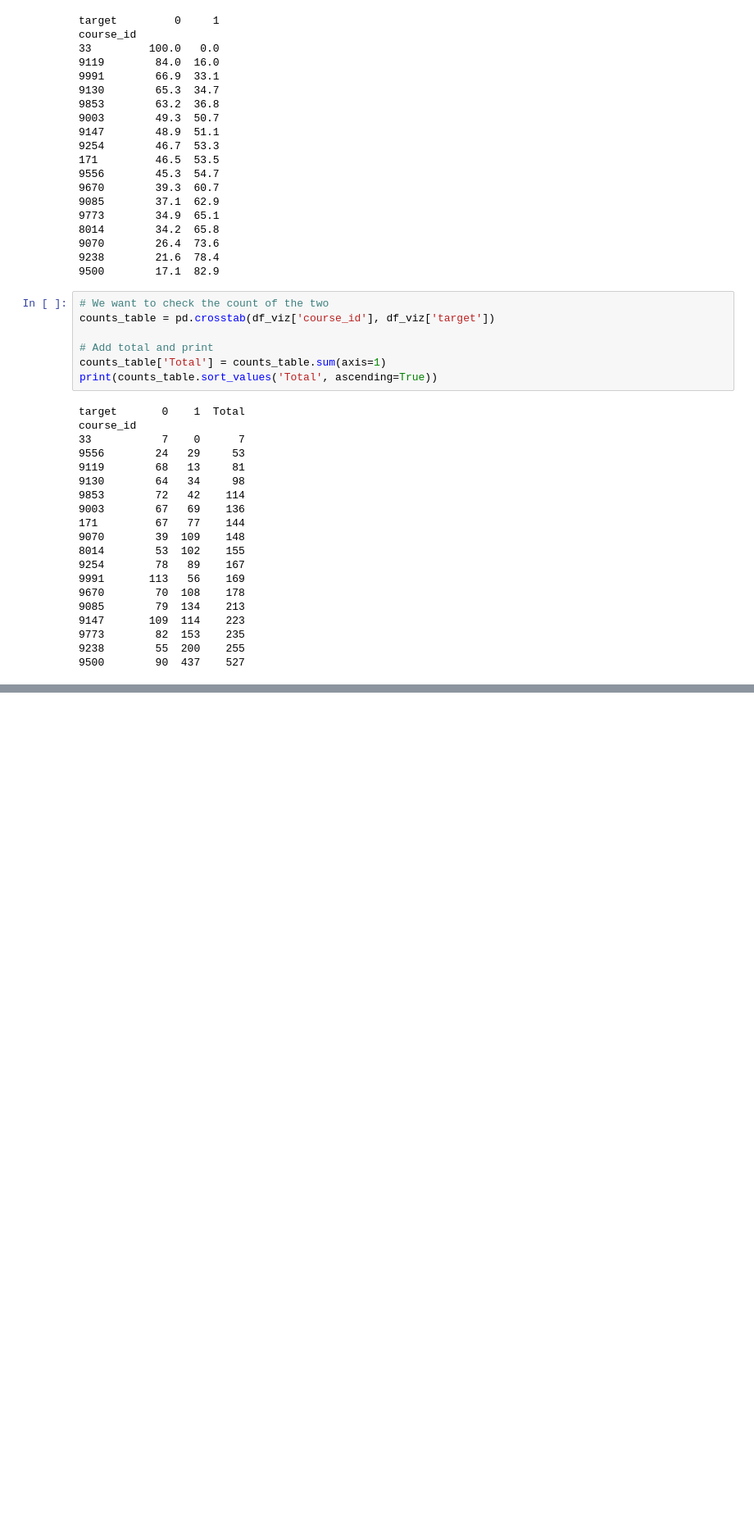
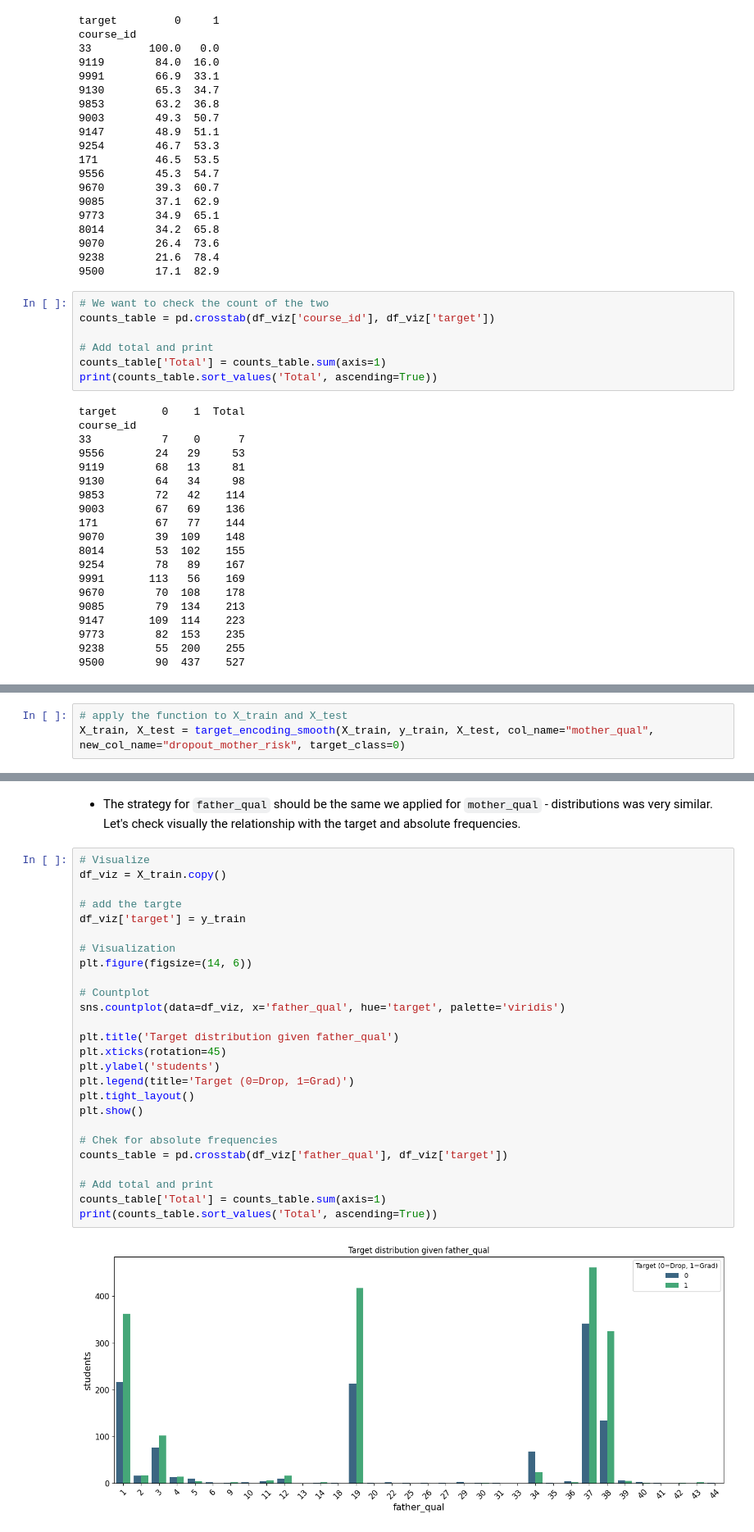
Before and after one commit to MatteoCorsi-git/Master-Data-Science-Statistical-Learning---UNIFI-IMT-Lucca---2024-25, a Jupyter notebook: hands_on_lab (Python)/bozza_hands_on_python_ML_project.ipynb, the cells around one changed output, grey strips where cells are left out. Shown at 82% size. Cells and saved outputs as stored; diff of their text form; blank space fills up the shorter version.

```diff
--- a/hands_on_lab (Python)/bozza_hands_on_python_ML_project.ipynb
+++ b/hands_on_lab (Python)/bozza_hands_on_python_ML_project.ipynb
@@ -766,0 +1024,3 @@ Something we need to care for is the course with id = 33: here we have poor obse
+# %%
+# apply the function to X_train and X_test
+X_train, X_test = target_encoding_smooth(X_train, y_train, X_test, col_name="mother_qual", new_col_name="dropout_mother_risk", target_class=0)
@@ -766,0 +1045,30 @@ Something we need to care for is the course with id = 33: here we have poor obse
+# %% [markdown]
+- The strategy for `father_qual` should be the same we applied for `mother_qual` - distributions was very similar. Let's check visually the relationship with the target and absolute frequencies.
+# %%
+# Visualize
+df_viz = X_train.copy()
+
+# add the targte
+df_viz['target'] = y_train
+
+# Visualization
+plt.figure(figsize=(14, 6))
+
+# Countplot
+sns.countplot(data=df_viz, x='father_qual', hue='target', palette='viridis')
+
+plt.title('Target distribution given father_qual')
+plt.xticks(rotation=45)
+plt.ylabel('students')
+plt.legend(title='Target (0=Drop, 1=Grad)')
+plt.tight_layout()
+plt.show()
+
+# Chek for absolute frequencies
+counts_table = pd.crosstab(df_viz['father_qual'], df_viz['target'])
+
+# Add total and print
+counts_table['Total'] = counts_table.sum(axis=1)
+print(counts_table.sort_values('Total', ascending=True))
+# %% [output]
+[figure, added]
```
Also changed, not shown: parts of 20 cells of this notebook.
